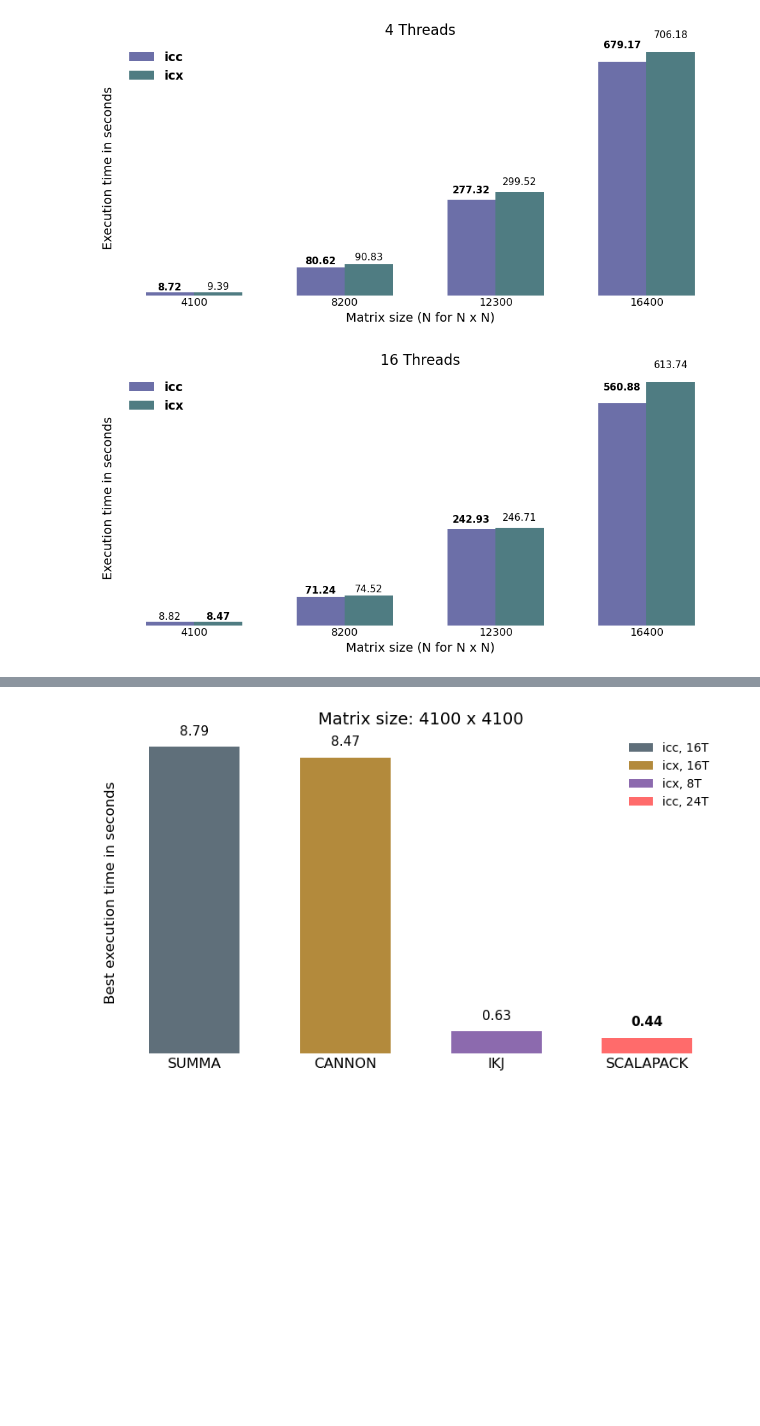
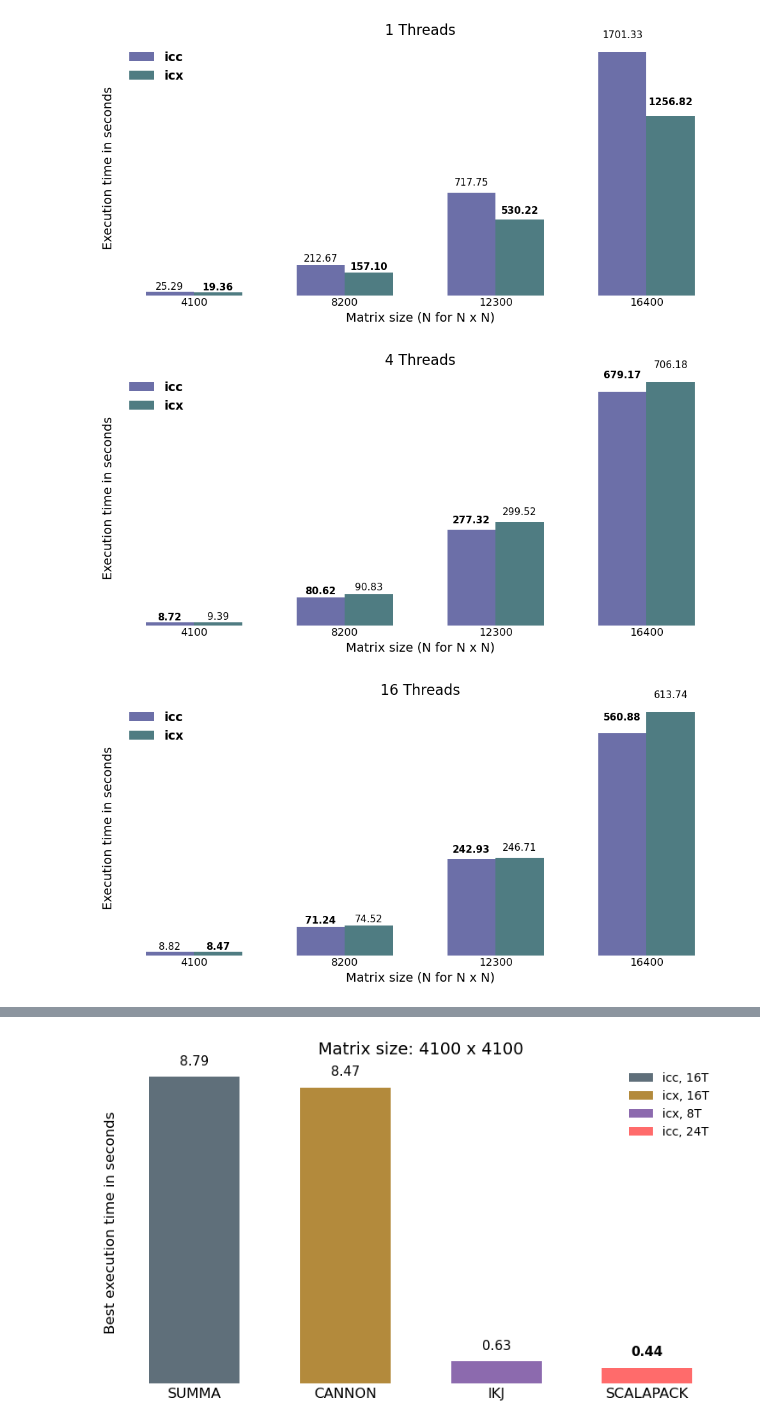
Before and after one commit to inkeaton/HPC-MATMUL, a Jupyter notebook: plot_scripts/mpi/mpi_benchmark_analysis.ipynb, the cells around one changed output, grey strips where cells are left out. Cells and saved outputs as stored; diff of their text form; code cells hidden in the pictures; blank space fills up the shorter version.

```diff
--- a/plot_scripts/mpi/mpi_benchmark_analysis.ipynb
+++ b/plot_scripts/mpi/mpi_benchmark_analysis.ipynb
@@ -4,7 +4,7 @@ import matplotlib.pyplot as plt
 import numpy as np
 
 # Load the CSV file
-df = pd.read_csv("benchmark_results_mpi.csv")
+df = pd.read_csv("benchmark_results_mpi_updated.csv")
 
 # Custom color palette
 colors = [
@@ -14,7 +14,7 @@ colors = [
 ]
 
 selected_sizes = [4100, 8200, 12300, 16400]
-thread_values = [4, 8, 16, 24]
+thread_values = [1,2, 4, 8, 16, 24]
 
 filtered = df[
     (df["Test"] == "mpi-ikj") &
@@ -136,9 +138,9 @@ import pandas as pd
 import matplotlib.pyplot as plt
 import numpy as np
 
+
 # Load the CSV file
-df = pd.read_csv("benchmark_results_mpi.csv")
-
+df = pd.read_csv("benchmark_results_mpi_updated.csv")
 # Custom color palette
 colors = [
     "#6C6FA8",  # icc
@@ -146,7 +148,7 @@ colors = [
 ]
 
 selected_sizes = [4100, 8200, 12300, 16400]
-thread_values = [4, 16]
+thread_values = [1,4, 16]
 
 filtered = df[
     (df["Test"] == "mpi-cannon") &
@@ -218,35 +220,36 @@ for threads in thread_values:
 
     # Remove grid
     ax.grid(False)
 
     # Legend
     ax.legend(frameon=False, loc="upper left", prop={"size": 14, "weight": "bold"})
 
     # Add value labels centered INSIDE each bar
     # Bold the minimum value between icc and icx for each matrix size
     for i in range(len(selected_sizes)):
         values = [icc_times[i], icx_times[i]]
         min_value = np.nanmin(values)
 
         current_bars = [bars_icc[i], bars_icx[i]]
 
         for bar, value in zip(current_bars, values):
             if not np.isnan(value):
                 ax.text(
                     bar.get_x() + bar.get_width() / 2,
                     value * 1.05,
                     f"{value:.2f}",
                     ha="center",
                     va="bottom",
                     fontsize=11,
                     fontweight="bold" if value == min_value else "normal"
                 )
 
     plt.tight_layout()
     plt.show()
 # %% [output]
-[figure, old version]
+[figure, new version]
-[figure, old version]
+[figure, new version]
+[figure, added]
 # %%
 import pandas as pd
 import matplotlib.pyplot as plt
```
Also changed, not shown: parts of 4 cells of this notebook, 46 other files.
